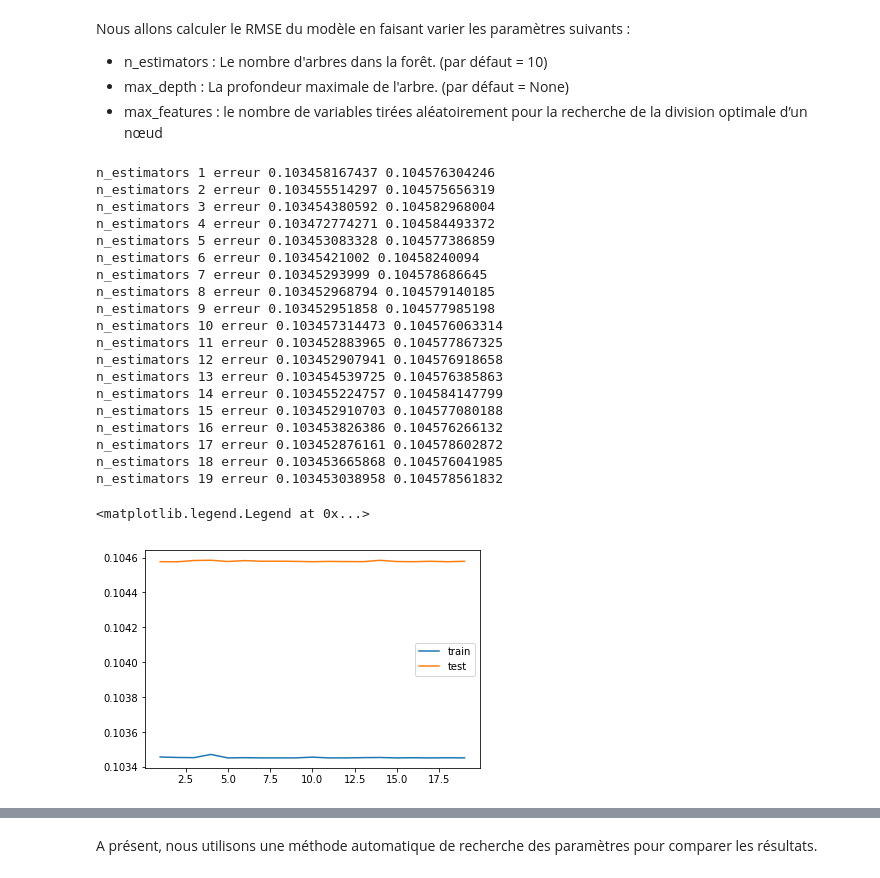
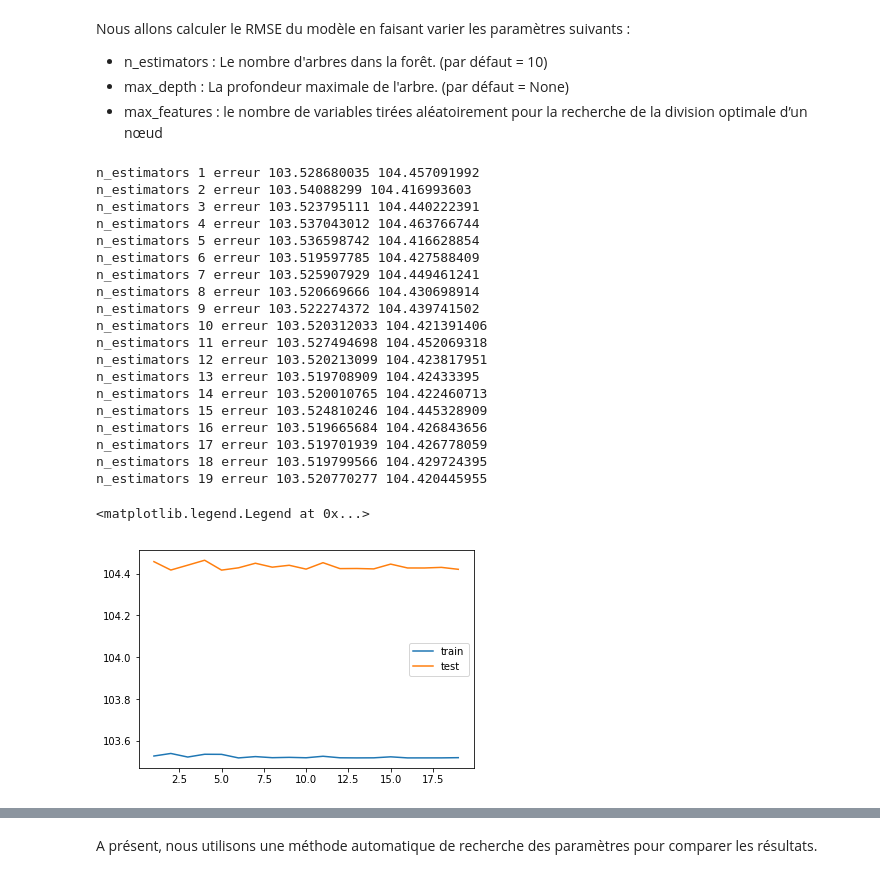
Before and after one commit to assitanDiarra/ENSAE_Python, a Jupyter notebook: Forêts aléatoires et GBM.ipynb, the cells around one changed output, grey strips where cells are left out. Saved outputs shown, nothing was run; the diff lists cells and outputs as text; code cells hidden in the pictures.

```diff
--- a/Forêts aléatoires et GBM.ipynb
+++ b/Forêts aléatoires et GBM.ipynb
@@ -12,6 +19,7 @@ os.getcwd()
 # %%
 # on importe la base de donnée finale
-data= pd.read_csv('data_2000.csv',delimiter=',',low_memory=False)
+data= pd.read_csv('data.csv',delimiter=',',low_memory=False)
 data.describe()
+print(data.shape)
 data.head()
 # %% [output]
@@ -25,6 +34,3 @@ data.head()
-# %%
-# Attention me mettre en phase avec Assitan
-data['Mortality_rate2'] = data['Nb_deaths'] / data['Population'] * 100
 # %% [markdown]
 #  Méthode Bagging : ici, nous allons voir l'algorithme de forêt aléatoire pour une classification et pour une régression.
 # %% [markdown]
@@ -36,7 +42,7 @@ pas qu’il conduit toujours à la meilleure prévision. L'objectif de la forêt
 Plus que le nombre d’arbres n_estimators, le paramètre à optimiser est le nombre de variables tirées aléatoirement pour la recherche de la division optimale d’un nœud : max_features. Par défaut, il prend la valeur p/3 en pour la régression et √p pour la classification.
 # %%
 # variable à expliquer
-Y= data[["Mortality_rate2"]]
+Y= data[["Mortality_rate"]]
 Y.mean()
 # variables explicatives
 X= data[["Sex","Age_bucket","Year","Country", "SP.URB.TOTL.IN.ZS","SP.URB.GROW","SP.POP.GROW","SE.PRM.DURS",
@@ -70,46 +76,46 @@ from sklearn import metrics
 # %%
 # on fait varier le nombre d'arbre dans la forêt.
 curves = []
 for n_estimators in range(1,20) :
 
     # définition des paramètres
     clf = RandomForestRegressor(n_estimators=n_estimators,max_depth=1)
     # apprentissage
-    clf = clf.fit(X_train, Y_train["Mortality_rate2"].ravel())
+    clf = clf.fit(X_train, Y_train["Mortality_rate"].ravel())
 
     # on calcule l'erreur (MSE)
     err_train = metrics.mean_squared_error( clf.predict(X_train), Y_train)**0.5
     err_test = metrics.mean_squared_error( clf.predict(X_test), Y_test)**0.5
     print("n_estimators",n_estimators, "erreur", err_train, err_test)
     curves.append((n_estimators,  err_train, err_test, clf) )
 
 plt.plot ( [c[0] for c in curves], [c[1] for c in curves], label="train")
 plt.plot ( [c[0] for c in curves], [c[2] for c in curves], label="test")
 
 plt.legend()
 # Le modèle ne varie pas en fonction de ce paramètre, on choisit de garder la valeur par défaut n_estimators = 10
 # %% [output]
-n_estimators 1 erreur 0.103458167437 0.104576304246
-n_estimators 2 erreur 0.103455514297 0.104575656319
-n_estimators 3 erreur 0.103454380592 0.104582968004
-n_estimators 4 erreur 0.103472774271 0.104584493372
-n_estimators 5 erreur 0.103453083328 0.104577386859
-n_estimators 6 erreur 0.10345421002 0.10458240094
-n_estimators 7 erreur 0.10345293999 0.104578686645
-n_estimators 8 erreur 0.103452968794 0.104579140185
-n_estimators 9 erreur 0.103452951858 0.104577985198
-n_estimators 10 erreur 0.103457314473 0.104576063314
-n_estimators 11 erreur 0.103452883965 0.104577867325
-n_estimators 12 erreur 0.103452907941 0.104576918658
-n_estimators 13 erreur 0.103454539725 0.104576385863
-n_estimators 14 erreur 0.103455224757 0.104584147799
-n_estimators 15 erreur 0.103452910703 0.104577080188
-n_estimators 16 erreur 0.103453826386 0.104576266132
-n_estimators 17 erreur 0.103452876161 0.104578602872
-n_estimators 18 erreur 0.103453665868 0.104576041985
-n_estimators 19 erreur 0.103453038958 0.104578561832
+n_estimators 1 erreur 103.528680035 104.457091992
+n_estimators 2 erreur 103.54088299 104.416993603
+n_estimators 3 erreur 103.523795111 104.440222391
+n_estimators 4 erreur 103.537043012 104.463766744
+n_estimators 5 erreur 103.536598742 104.416628854
+n_estimators 6 erreur 103.519597785 104.427588409
+n_estimators 7 erreur 103.525907929 104.449461241
+n_estimators 8 erreur 103.520669666 104.430698914
+n_estimators 9 erreur 103.522274372 104.439741502
+n_estimators 10 erreur 103.520312033 104.421391406
+n_estimators 11 erreur 103.527494698 104.452069318
+n_estimators 12 erreur 103.520213099 104.423817951
+n_estimators 13 erreur 103.519708909 104.42433395
+n_estimators 14 erreur 103.520010765 104.422460713
+n_estimators 15 erreur 103.524810246 104.445328909
+n_estimators 16 erreur 103.519665684 104.426843656
+n_estimators 17 erreur 103.519701939 104.426778059
+n_estimators 18 erreur 103.519799566 104.429724395
+n_estimators 19 erreur 103.520770277 104.420445955
 <matplotlib.legend.Legend at 0x...>
-[figure, old version]
+[figure, new version]
 # %%
 # on fait varier a profondeur maximale de l'arbre.
 curves = []
```
Also changed, not shown: parts of 17 cells of this notebook.
